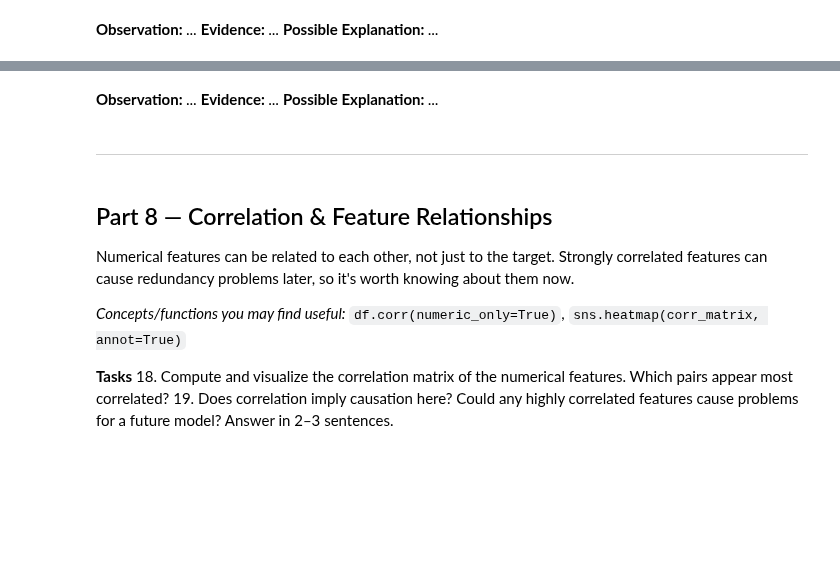
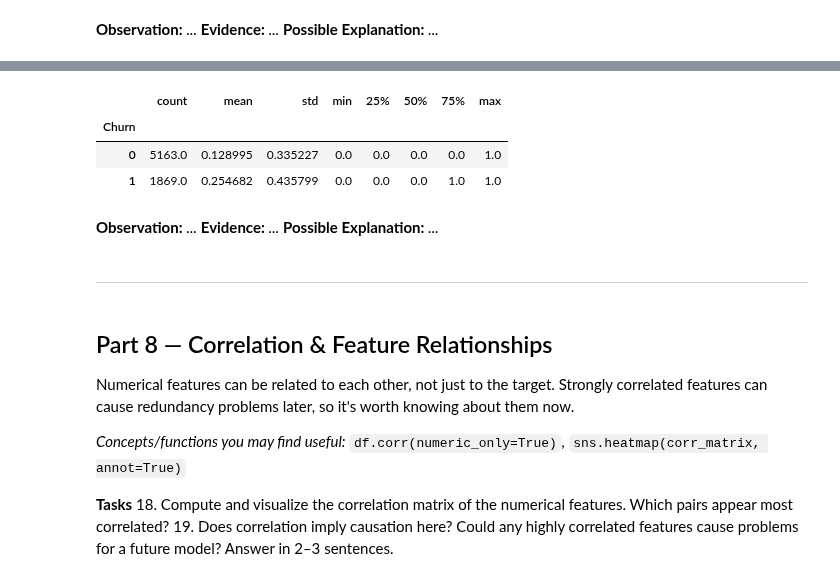
Before and after one commit to baqar360/ML-Lab-Semester-5, a Jupyter notebook: lab 2/Lab2_Data_Cleaning_EDA_Template.ipynb, the cells around one changed output, grey strips where cells are left out. Drawn from its saved outputs; the diff is of its cells as text; code cells hidden in the pictures; blank space fills up the shorter version.

```diff
--- a/lab 2/Lab2_Data_Cleaning_EDA_Template.ipynb
+++ b/lab 2/Lab2_Data_Cleaning_EDA_Template.ipynb
@@ -372,5 +403,11 @@ sns.countplot(x=df["Contract"],hue = df["Churn"])
 # %%
 # Task 17 — numerical feature 2 vs Churn
+df.groupby("Churn")["SeniorCitizen"].describe()
+# %% [output]
+|  | count | mean | std | min | 25% | 50% | 75% | max |
+| Churn |  |  |  |  |  |  |  |  |
+| 0 | 5163.0 | 0.128995 | 0.335227 | 0.0 | 0.0 | 0.0 | 0.0 | 1.0 |
+| 1 | 1869.0 | 0.254682 | 0.435799 | 0.0 | 0.0 | 0.0 | 1.0 | 1.0 |
 # %% [markdown]
 **Observation:** _..._
 **Evidence:** _..._
```
Also changed, not shown: parts of 8 cells of this notebook, 1 other file.
